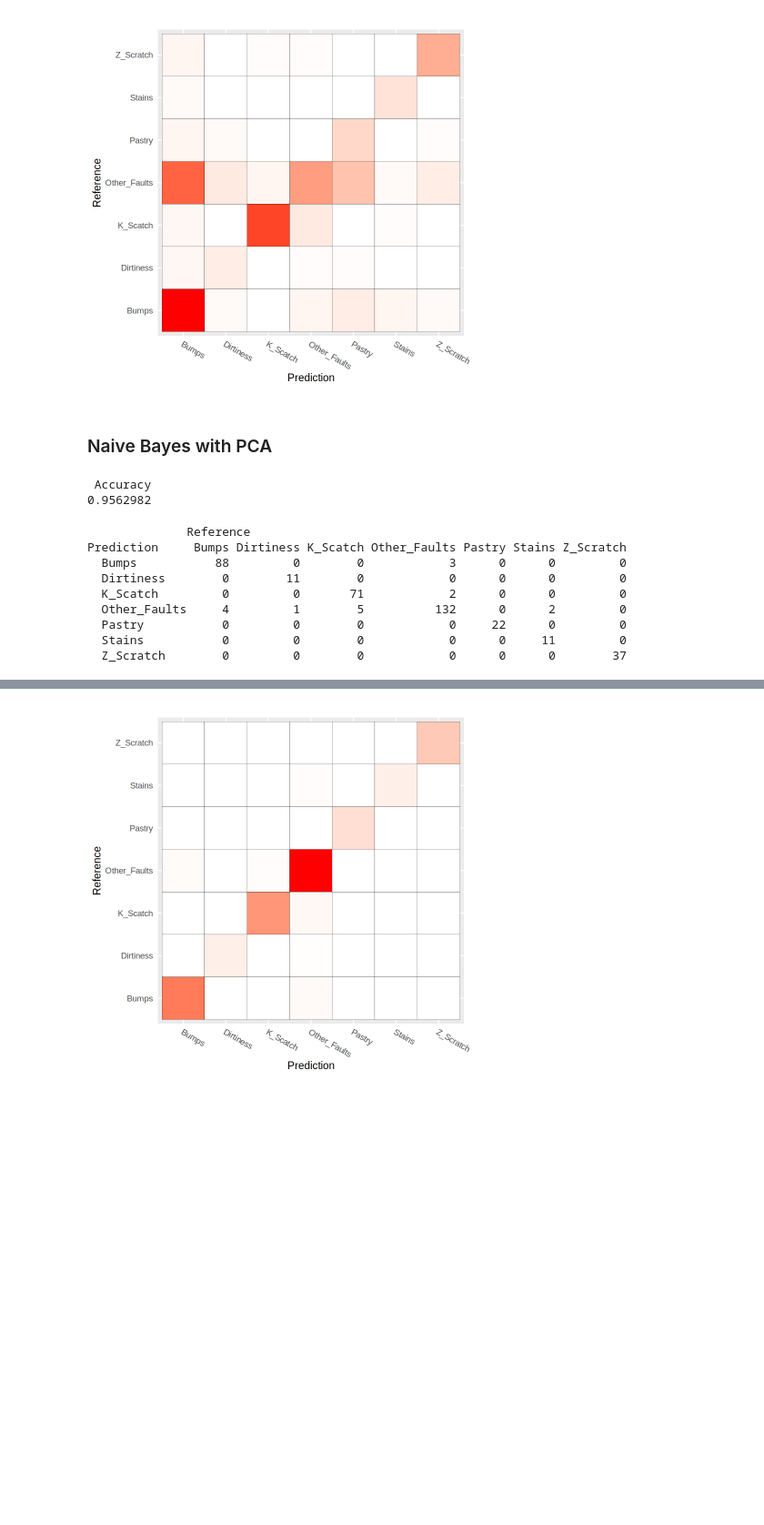
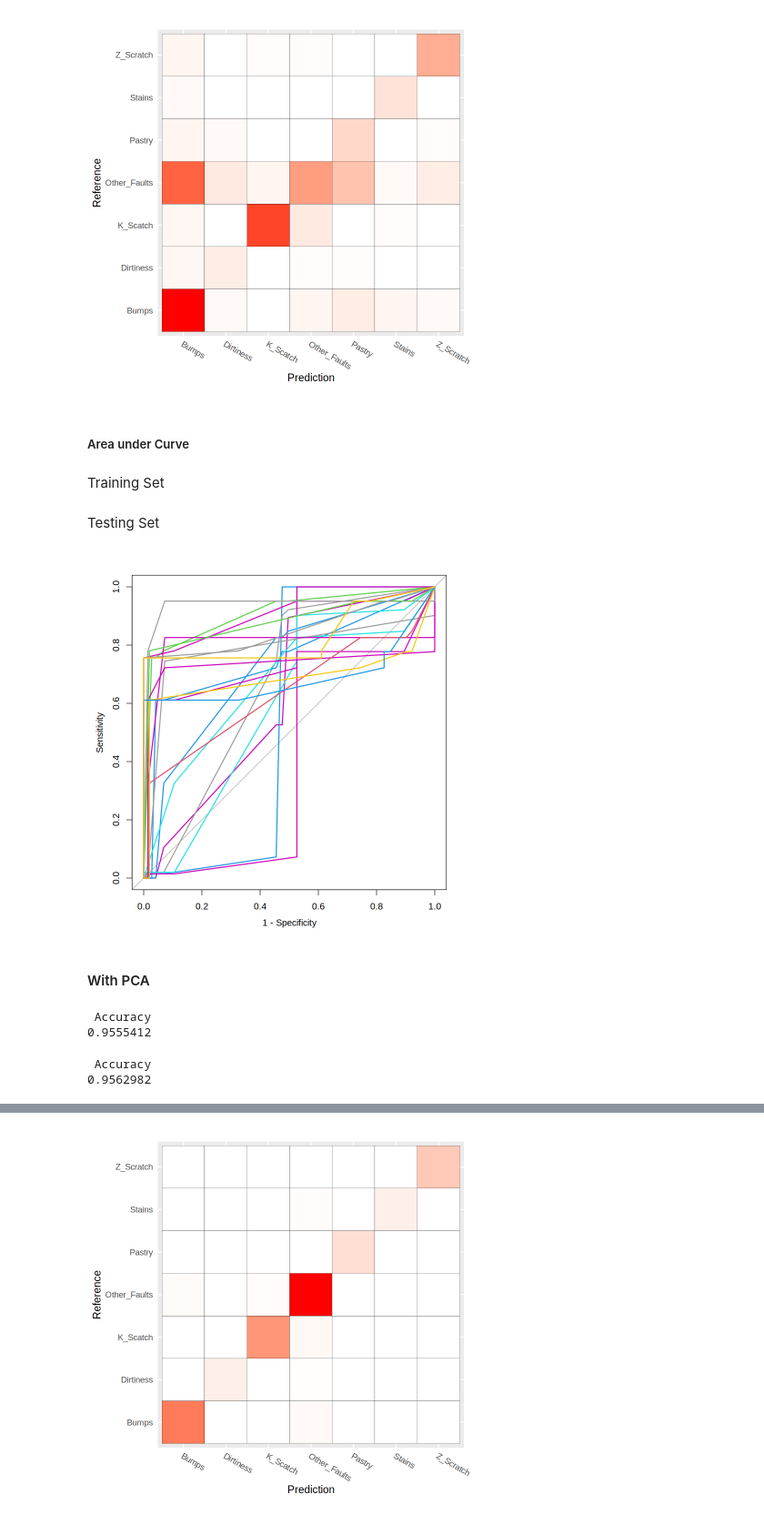
Before and after one commit to AlexLeungZ/SDSC3006-proj, a Jupyter notebook: code/proj.ipynb, the cells around one changed output, grey strips where cells are left out. Shown at 91% size. Cells and saved outputs as stored; diff of their text form; code cells hidden in the pictures; blank space fills up the shorter version.

Commit message:
Update on Naive Bayes

```diff
--- a/code/proj.ipynb
+++ b/code/proj.ipynb
@@ -44,6 +55,14 @@ plotCM2Heatmap <- function(table) {
       axis.text.x = element_text(angle = 330, hjust = 0)
    )
 }
+# %%
+plotMultiRoc <- function(prediction, predictor, arrow) {
+   set.seed(0)
+   auc <- multiclass.roc(prediction, predictor, direction=arrow)
+   for (i in 1:length(auc$rocs)) {
+      plot.roc(auc$rocs[[i]], add = (if (i == 1) F else T), legacy.axes = T, lwd = 2, col = sample.int(100))
+   }
+}
 # %% [markdown]
 ### Set random seed
 # %%
@@ -83,9 +104,13 @@ df.test.pcaX <- df.pcaX[-rand, ]
 # %%
 set.seed(seed)
 gnb.model <- naiveBayes(df.train.X, df.train.Y)
-gnb.yPred <- predict(gnb.model, df.test.X)
+gnb.train.yPred <- predict(gnb.model, df.train.X)
+gnb.test.yPred <- predict(gnb.model, df.test.X)
 
-cm <- confusionMatrix(gnb.yPred, df.test.Y)
-cm$overall["Accuracy"]
+gnb.train.cm <- confusionMatrix(gnb.train.yPred, df.train.Y)
+gnb.test.cm <- confusionMatrix(gnb.test.yPred, df.test.Y)
+
+gnb.train.cm$overall["Accuracy"]
+gnb.test.cm$overall["Accuracy"]
 # %% [output]
  Accuracy
@@ -107,2 +130,6 @@ plotCM2Heatmap(cm$table)
 # %% [output]
 [figure]
+# %% [markdown]
+##### Area under Curve
+# %% [markdown]
+Training Set
@@ -109,24 +138,24 @@ plotCM2Heatmap(cm$table)
+# %% [markdown]
+Testing Set
+# %%
+plotMultiRoc(gnb.test.yPred, as.numeric(df.test.Y), "<")
+# %% [output]
+[figure, added]
 # %% [markdown]
-### Naive Bayes with PCA
+#### With PCA
 # %%
 set.seed(seed)
 gnb.pca <- naiveBayes(df.train.pcaX, df.train.Y)
-gnb.yPred <- predict(gnb.pca, df.test.pcaX)
+gnb.train.yPredPca <- predict(gnb.pca, df.train.pcaX)
+gnb.test.yPredPca <- predict(gnb.pca, df.test.pcaX)
 
-cm <- confusionMatrix(gnb.yPred, df.test.Y)
-cm$overall["Accuracy"]
+gnb.train.cmPca <- confusionMatrix(gnb.train.yPredPca, df.train.Y)
+gnb.test.cmPca <- confusionMatrix(gnb.test.yPredPca, df.test.Y)
+
+gnb.train.cmPca$overall["Accuracy"]
+gnb.test.cmPca$overall["Accuracy"]
 # %% [output]
  Accuracy
-0.9562982
+0.9555412
+ Accuracy
+0.9562982
-# %%
-cm$table
-# %% [output]
-              Reference
-Prediction     Bumps Dirtiness K_Scatch Other_Faults Pastry Stains Z_Scratch
-  Bumps           88         0        0            3      0      0         0
-  Dirtiness        0        11        0            0      0      0         0
-  K_Scatch         0         0       71            2      0      0         0
-  Other_Faults     4         1        5          132      0      2         0
-  Pastry           0         0        0            0     22      0         0
-  Stains           0         0        0            0      0     11         0
-  Z_Scratch        0         0        0            0      0      0        37
```
Also changed, not shown: parts of 25 cells of this notebook.
